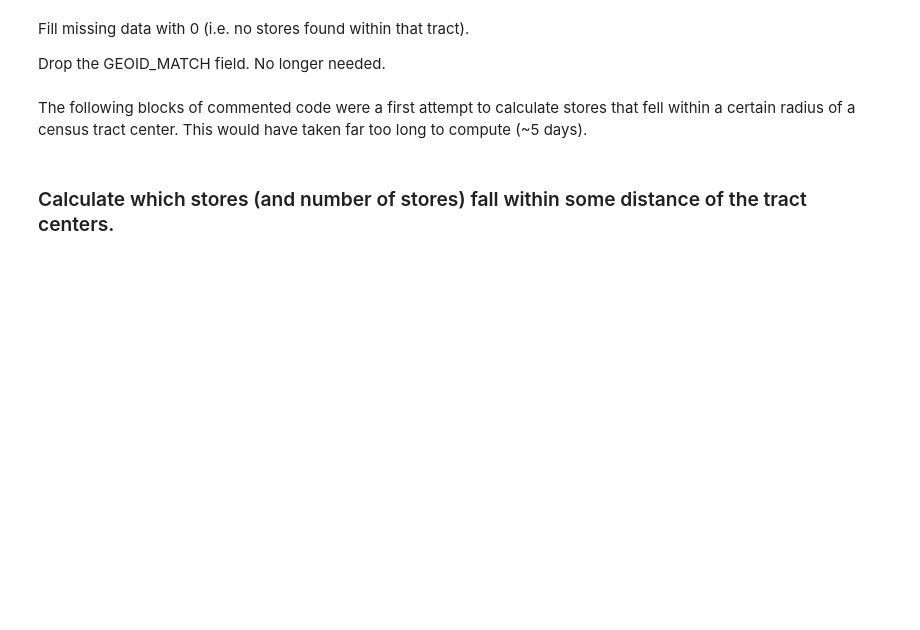
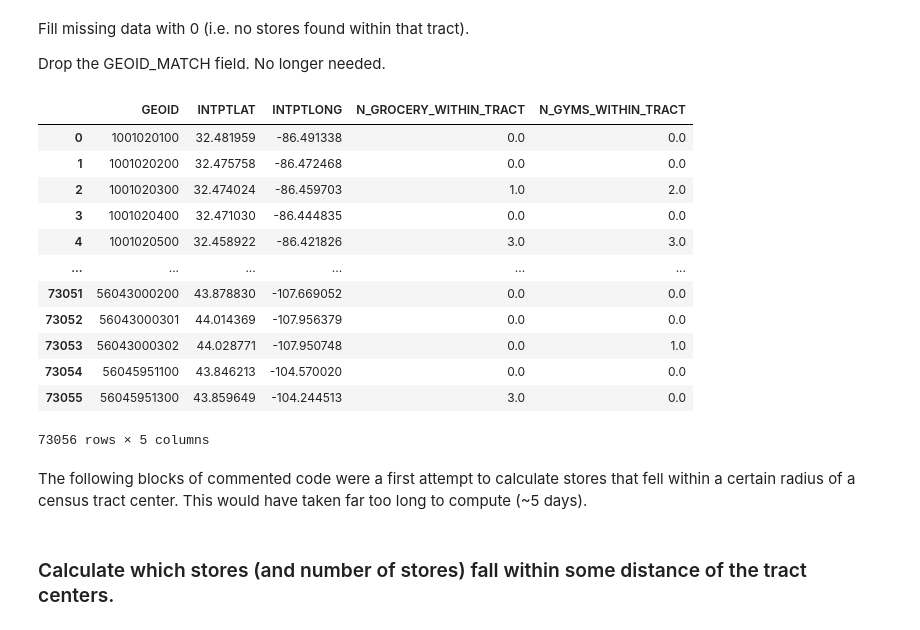
Before and after one commit to bodiem13/Relo, a Jupyter notebook: data/etl_scripts/amenities/amenities_prep_generalized.ipynb, the cells around one changed output. Cells and saved outputs as stored; diff of their text form; code cells hidden in the pictures; blank space fills up the shorter version.

Commit message:
update generalized amenities prep code. pushing latest results of that code.

```diff
--- a/data/etl_scripts/amenities/amenities_prep_generalized.ipynb
+++ b/data/etl_scripts/amenities/amenities_prep_generalized.ipynb
@@ -269,8 +290,22 @@ Drop the GEOID_MATCH field. No longer needed.
 # %%
 for col in [x for x in result.columns if x.startswith('N_')]:
     result[col] = result[col].fillna(0)
-    result = result.drop(columns=[f'{col.split('_')[1]}_GEOID_MATCH'])
+    result = result.drop(columns=['{}_GEOID_MATCH'.format(col.split('_')[1])])
 result
+# %% [output]
+|  | GEOID | INTPTLAT | INTPTLONG | N_GROCERY_WITHIN_TRACT | N_GYMS_WITHIN_TRACT |
+| 0 | 1001020100 | 32.481959 | -86.491338 | 0.0 | 0.0 |
+| 1 | 1001020200 | 32.475758 | -86.472468 | 0.0 | 0.0 |
+| 2 | 1001020300 | 32.474024 | -86.459703 | 1.0 | 2.0 |
+| 3 | 1001020400 | 32.471030 | -86.444835 | 0.0 | 0.0 |
+| 4 | 1001020500 | 32.458922 | -86.421826 | 3.0 | 3.0 |
+| ... | ... | ... | ... | ... | ... |
+| 73051 | 56043000200 | 43.878830 | -107.669052 | 0.0 | 0.0 |
+| 73052 | 56043000301 | 44.014369 | -107.956379 | 0.0 | 0.0 |
+| 73053 | 56043000302 | 44.028771 | -107.950748 | 0.0 | 1.0 |
+| 73054 | 56045951100 | 43.846213 | -104.570020 | 0.0 | 0.0 |
+| 73055 | 56045951300 | 43.859649 | -104.244513 | 3.0 | 0.0 |
+73056 rows × 5 columns
 # %% [markdown]
 The following blocks of commented code were a first attempt to calculate stores that fell within a certain radius of a census tract center. This would have taken far too long to compute (~5 days).
 # %%
```
Also changed, not shown: parts of 13 cells of this notebook, 2 other files.
